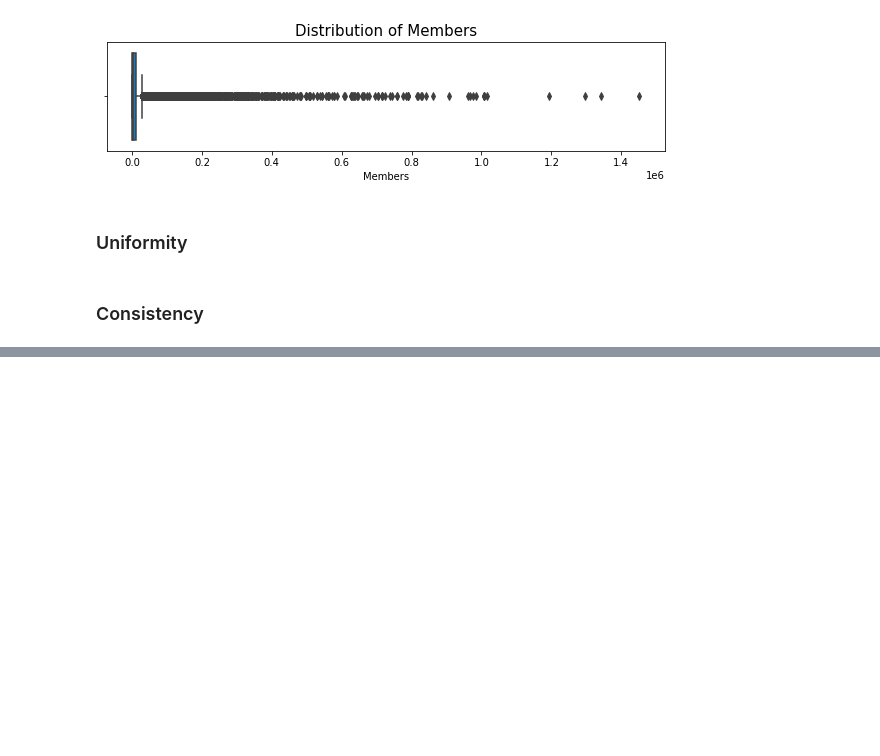
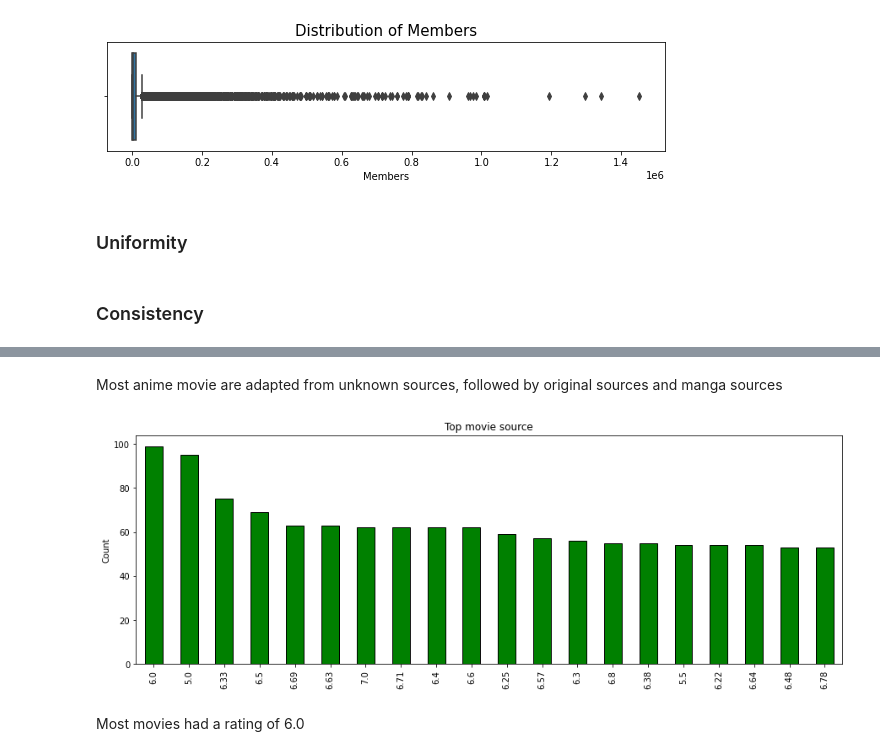
Before and after one commit to felix-n12/Movie-Recommendation-System, a Jupyter notebook: Recommendation System.ipynb, the cells around one changed output, grey strips where cells are left out. Saved outputs shown, nothing was run; the diff lists cells and outputs as text; code cells hidden in the pictures; blank space fills up the shorter version.

```diff
--- a/Recommendation System.ipynb
+++ b/Recommendation System.ipynb
@@ -305,0 +453,8 @@ except:
+# %% [markdown]
+Most anime movie are adapted from unknown sources, followed by original sources and manga sources
+# %%
+plot_data(df,"Rating",'Top movie source')
+# %% [output]
+[figure, added]
+# %% [markdown]
+Most movies had a rating of 6.0
```
Also changed, not shown: parts of 27 cells of this notebook.
